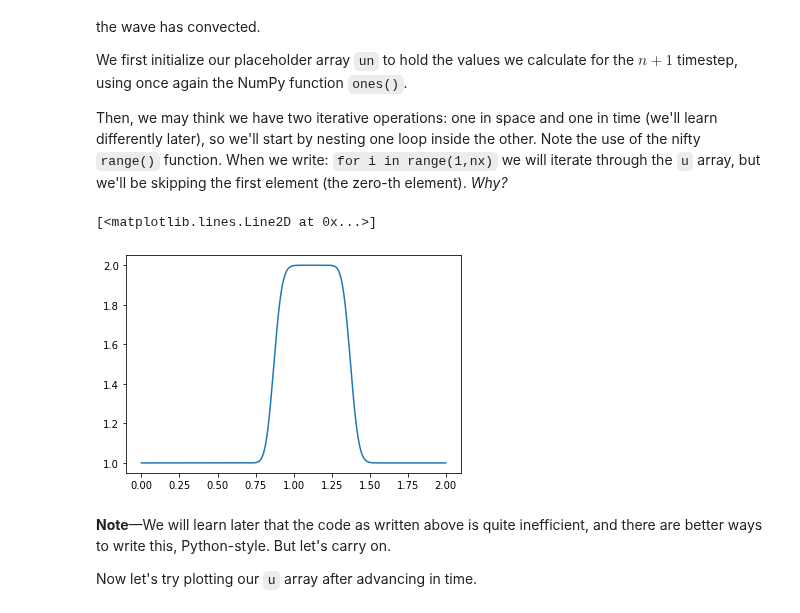
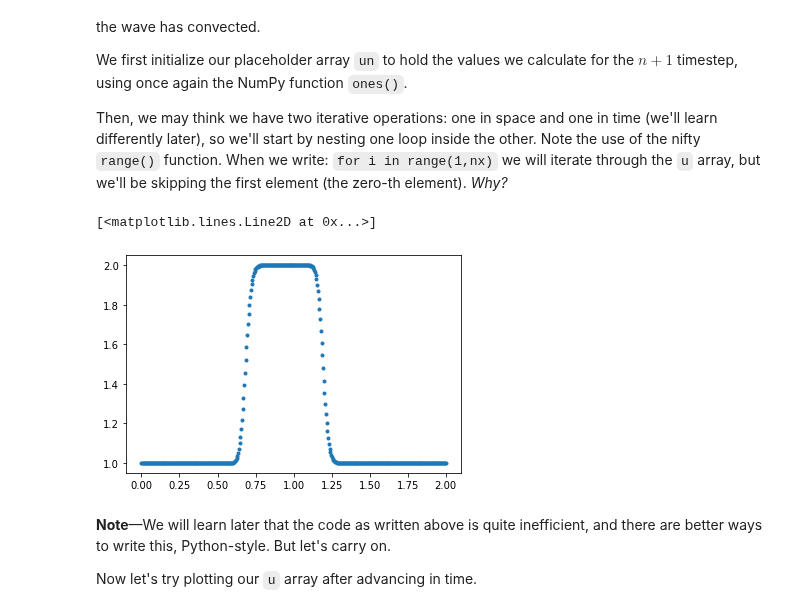
Before and after one commit to barbagroup/CFDPython, a Jupyter notebook: lessons/01_Step_1.ipynb, the cells around one changed output. Drawn from its saved outputs; the diff is of its cells as text; code cells hidden in the pictures.

```diff
--- a/lessons/01_Step_1.ipynb
+++ b/lessons/01_Step_1.ipynb
@@ -68,7 +68,7 @@ c = 1      #assume wavespeed of c = 1
 
 # try the following settings (central FD)
 nx *= 10
-nt *= 1000
+nt *= 500
 dt *= 0.001
 
 domain_length = 2
@@ -82,11 +82,9 @@ Here, we use the function `ones()` defining a `numpy` array which is `nx` elemen
 
 xspace = numpy.linspace(0, domain_length, nx)
 u_IC = numpy.ones(nx)      #numpy function ones()
-u_IC[int(.5 / dx):int(1 / dx + 1)] = 2  #setting u = 2 between 0.5 and 1 as per our I.C.s
-# int((nx-1)/4)
-# int(nx/2 + 1)
+u_IC[int((nx-1)/4):int(nx/2 + 1)] = 2 #setting u = 2 between 0.5 and 1 as per our I.C.s
 
-# may try different IC
+# try different IC
 # xspace=numpy.linspace(-4, 4, num=nx, endpoint=True)
 # xspace=numpy.linspace(0, 2, num=nx, endpoint=True)
 # u_IC = numpy.tanh(xspace)
@@ -98,5 +96,4 @@ u_IC[int(.5 / dx):int(1 / dx + 1)] = 2  #setting u = 2 between 0.5 and 1 as per
 # u_IC = C0*numpy.exp(-L2/(2*Sigma2))
 
 # u_IC = numpy.sin(xspace*(2*numpy.pi/max(xspace)))
-pyplot.plot(xspace, u_IC)
-# print(u_IC)
+# pyplot.plot(xspace, u_IC)
@@ -127,19 +121,20 @@ Then, we may think we have two iterative operations: one in space and one in tim
 # %%
 # backward FD
 
-un = u_IC.copy()
+un_bfd = u_IC.copy()
 u = u_IC.copy()
 
 for n in range(nt):  #loop for values of n from 0 to nt, so it will run nt times
-    un = u.copy() ##copy the existing values of u into un
+    un_bfd = u.copy() ##copy the existing values of u into un
     # for i in range(1, nx): ## you can try commenting this line and...
     for i in range(nx): ## ... uncommenting this line and see what happens!
-        u[i] = un[i] - c * dt / dx * (un[i] - un[i-1]) # backward FD
+        u[i] = un_bfd[i] - c * dt / dx * (un_bfd[i] - un_bfd[i-1]) # backward FD
 
-pyplot.plot(xspace, u)
+pyplot.plot(xspace, u, marker='.', linestyle='')
+# u
 # %% [output]
 [<matplotlib.lines.Line2D at 0x...>]
-[figure, old version]
+[figure, new version]
 # %% [markdown]
 **Note**—We will learn later that the code as written above is quite inefficient, and there are better ways to write this, Python-style. But let's carry on.
 
```
Also changed, not shown: parts of 6 cells of this notebook, 2 other files.
